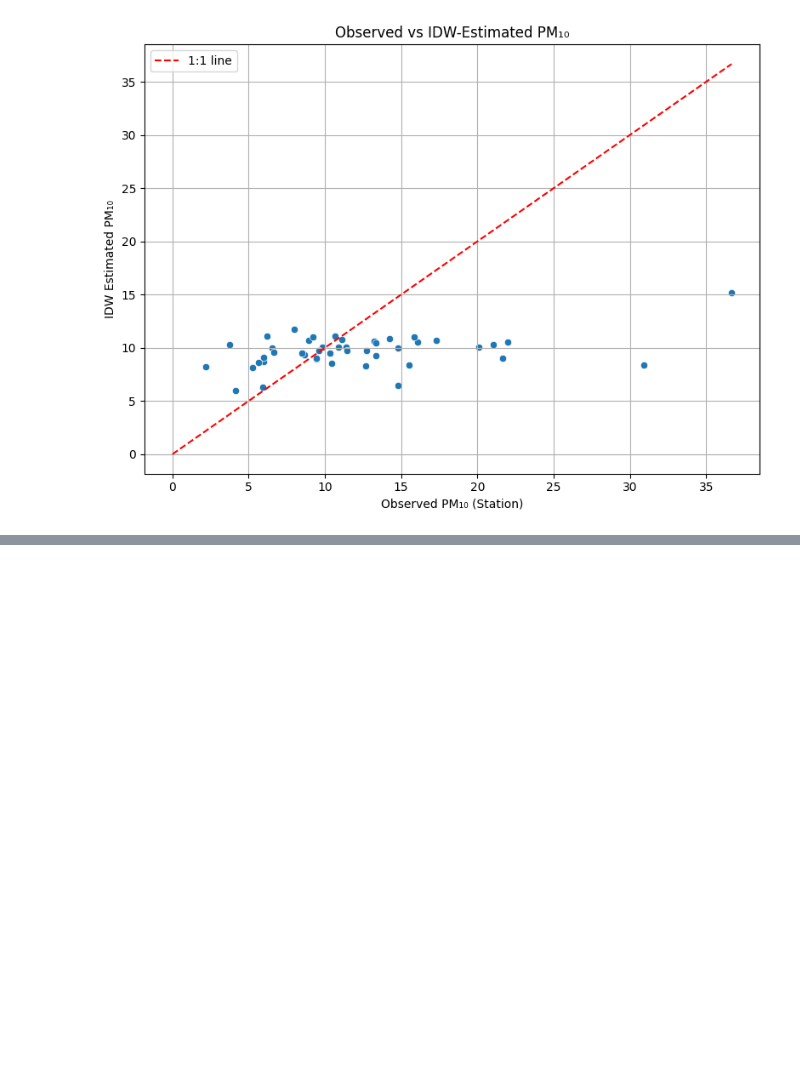
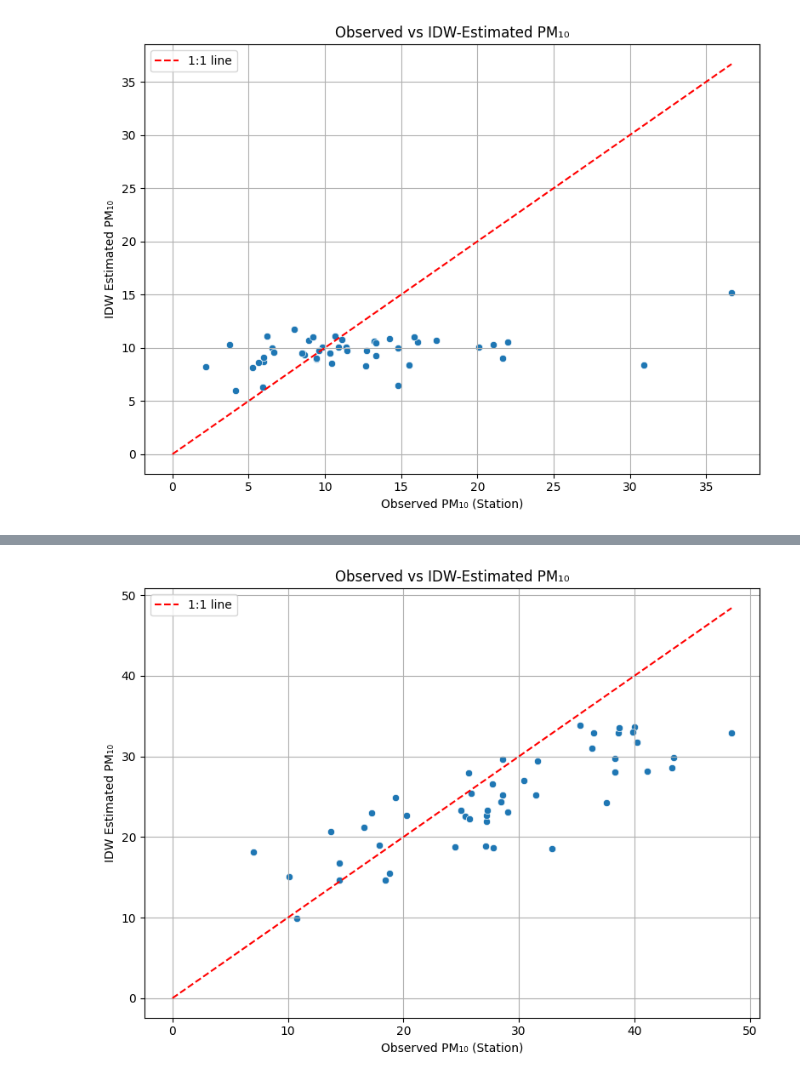
Before and after one commit to FC1104-XX/ProjIntegrador, a Jupyter notebook: processamento.ipynb, the cells around one changed output, grey strips where cells are left out. Drawn from its saved outputs; the diff is of its cells as text; code cells hidden in the pictures; blank space fills up the shorter version.

```diff
--- a/processamento.ipynb
+++ b/processamento.ipynb
@@ -1239,0 +1326,7 @@ plt.show()
+# %%
+station_coords = np.array(list(geodataestacoes.geometry.apply(lambda geom: (geom.x, geom.y))))
+cam_coords = np.array(list(geodata2017cams.geometry.apply(lambda geom: (geom.x, geom.y))))
+print(station_coords[:5])
+print(cam_coords[:5])
+tree = cKDTree(cam_coords)
+distances, indices = tree.query(station_coords, k=5)
@@ -1239,0 +1344,22 @@ plt.show()
+# %%
+weighted_pm10 = []
+for i in range(len(geodataestacoes)):
+    dists = distances[i]
+    idxs = indices[i]
+
+    dists = np.where(dists == 0, 0.001, dists)
+    weights = 1 / (dists**2)
+    pm10_vals = geodata2018cams.iloc[idxs]['pm10'].values
+
+    weighted_avg = np.average(pm10_vals, weights=weights)
+    weighted_pm10.append({
+        #'date': geodata2017cams.iloc[0]['time'],
+        'Estacao 2': geodataestacoes.iloc[i]['nome_estac'],
+        'Estacao': geodataestacoes.iloc[i]['Estacao id'],
+        'pm10_weighted': weighted_avg
+    })
+
+df = pd.DataFrame(weighted_pm10)
+print(df)
+longtable2018 = longtable2018.merge(df, on='Estacao', how='left')
+longtable2018.to_excel("cams/idw2017.xlsx")
@@ -1239,0 +1381,17 @@ plt.show()
+# %%
+plt.figure(figsize=(8, 6))
+sns.scatterplot(data=longtable2018, x='pm10', y='pm10_weighted')
+# Add 1:1 reference line
+max_val = max(longtable2018['pm10'].max(), longtable2018['pm10_weighted'].max())
+plt.plot([0, max_val], [0, max_val], 'r--', label='1:1 line')
+
+# Labels and title
+plt.xlabel('Observed PM₁₀ (Station)')
+plt.ylabel('IDW Estimated PM₁₀')
+plt.title('Observed vs IDW-Estimated PM₁₀')
+plt.legend()
+plt.grid(True)
+plt.tight_layout()
+plt.show()
+# %% [output]
+[figure, added]
```
Also changed, not shown: parts of 7 cells of this notebook, 8 other files.
